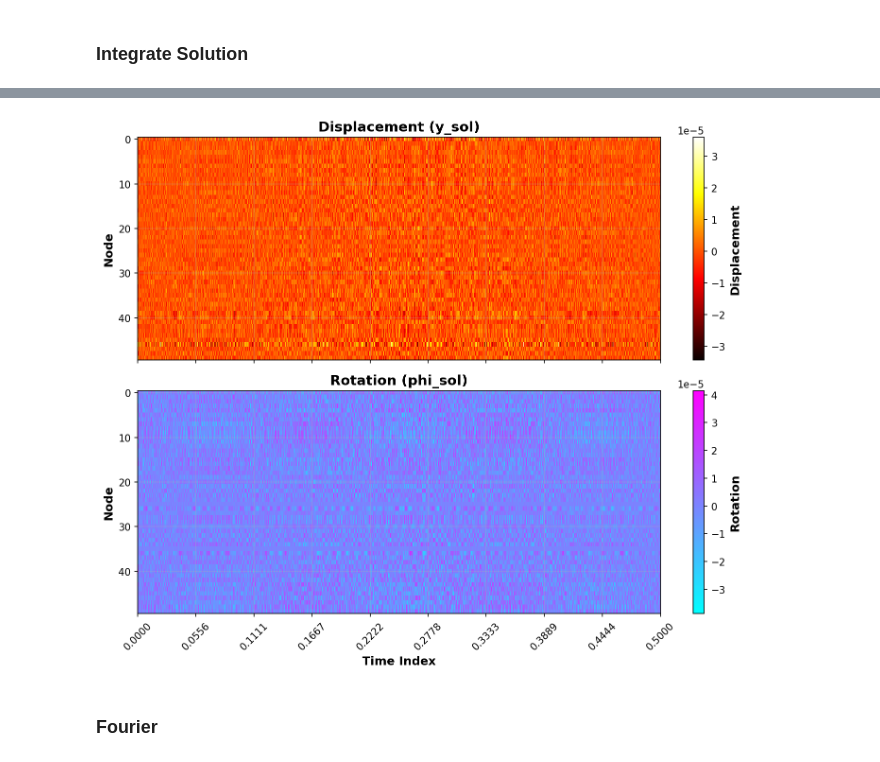
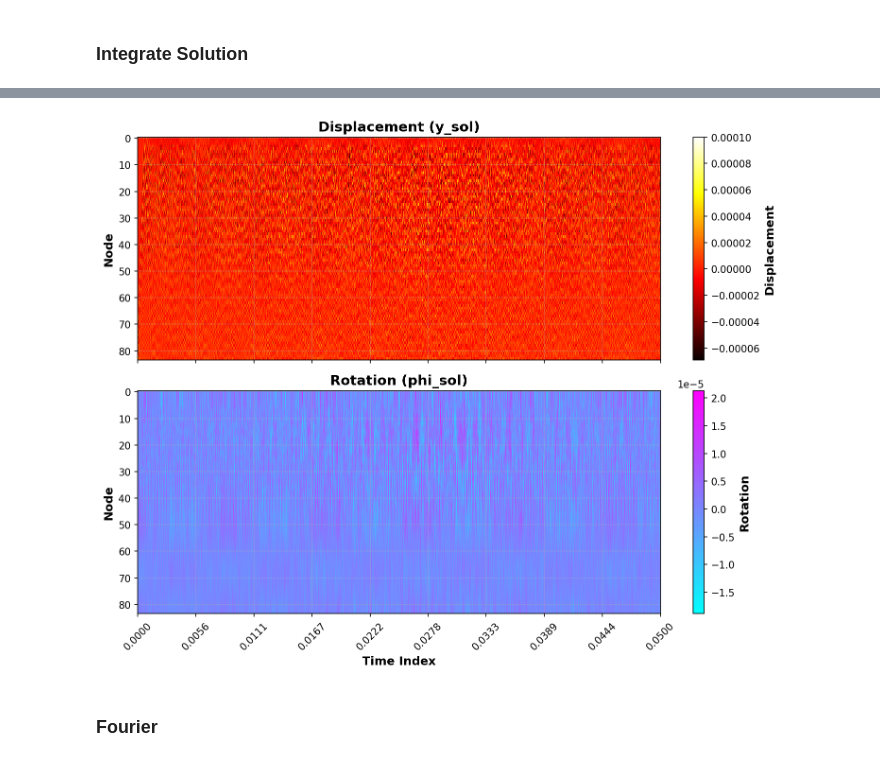
Before and after one commit to navawolfish/bat-ball-collision-model, a Jupyter notebook: do_integration.ipynb, the cells around one changed output, grey strips where cells are left out. Saved outputs shown, nothing was run; the diff lists cells and outputs as text; code cells hidden in the pictures.

```diff
--- a/do_integration.ipynb
+++ b/do_integration.ipynb
@@ -167,7 +161,7 @@ y0[impact_idx] = 0.0001 #in m
 psi0 = np.concatenate((y0, Phi0, dy0, dPhi0))
 #initialize system for standard bat
 standard_bat.set_initial_conditions(psi0)
-standard_bat.get_H_matrix('data/H_matrix_Alan.csv')
+standard_bat.H = load_H_matrix('data/H_matrix_navaNEW.csv')
 
 #initialize system for torpedo bat (build its own initial conditions using torpedo_bat.N)
 y0_t = np.zeros(torpedo_bat.N)
@@ -178,7 +172,7 @@ y0_t[impact_idx] = 0.0001 #in m
 
 psi0_t = np.concatenate((y0_t, Phi0_t, dy0_t, dPhi0_t))
 torpedo_bat.set_initial_conditions(psi0_t)
-torpedo_bat.get_H_matrix('data/H_matrix_torpedo.csv')
+torpedo_bat.get_H_matrix()
 
 #4th order yoshida
 # %%
@@ -313,16 +247,0 @@ Mode 80 has nodes at : [ 2 10 17 24 32 39 47 56 64 73 81]
-# %%
-# shapes of the modes
-ls = ['-', ':', '-.', '--', '--'] * 2
-fig, axs = plt.subplots(num_modes, sharex=True, figsize=(10, 20))
-for i in range(num_modes):
-    axs[i].plot(standard_bat.zs, evecs[:, i].real[:standard_bat.N], label=f'Mode {i}', color=colors[i], linestyle = ls[i])
-    axs[i].scatter(standard_bat.zs[nodes[i]], evecs[nodes[i], i].real,  s=50, marker='x', color = 'r', zorder = 20, label='Nodes')
-    for node in nodes[i]:
-        axs[i].text(standard_bat.zs[node], evecs[node, i].real, f'Node {node+1}', color='r', fontsize=10, ha='right', va='bottom', bbox =dict(facecolor='white', edgecolor='none', pad=2),)
-    axs[i].legend(loc = 'lower right')
-    axs[i].set_title(f'Mode {i} (f = {omega[i]:.2f} Hz)', fontweight='bold', fontsize=12)
-axs[-1].set_xlabel('Position Along Bat (m)')
-axs[2].set_ylabel('Vibrational Amplitude')
-
-fig.suptitle('Mode Shapes of the Bat', fontweight = 'bold', fontsize = 16, y = 0.92)
-plt.show()
@@ -402,7 +247,0 @@ New eigenvalues after filtering: [  1615.76879411   1881.70962267   2146.0603026
-# %%
-
-## integrate the system using the filtered H matrix
-stability = True
-if stability:
-    standard_bat.H = H_filtered
-    standard_bat.set_initial_conditions(psi0_new)
@@ -431,27 +277,27 @@ sol
 # %%
 fig, axs = plt.subplots(2, 1, figsize=(10, 8), sharex=True)
 # y_sol subplot
-im0 = axs[0].imshow(standard_bat.y_sol[:50], cmap='hot', interpolation='nearest', aspect='auto')
+im0 = axs[0].imshow(standard_bat.y_sol, cmap='hot', interpolation='nearest', aspect='auto')
 axs[0].set_ylabel('Node')
 axs[0].set_title('Displacement (y_sol)')
 plt.colorbar(im0, ax=axs[0], label='Displacement')
 # phi_sol subplot
-im1 = axs[1].imshow(standard_bat.phi_sol[:50], cmap='cool', interpolation='nearest', aspect='auto')
+im1 = axs[1].imshow(standard_bat.phi_sol, cmap='cool', interpolation='nearest', aspect='auto')
 axs[1].set_xlabel('Time Index')
 axs[1].set_ylabel('Node')
 axs[1].set_title('Rotation (phi_sol)')
 plt.colorbar(im1, ax=axs[1], label='Rotation')
 # Set x-ticks to correspond to time points in standard_bat.t
 num_ticks = 10
 if hasattr(standard_bat, 't') and len(standard_bat.t) > 1:
     xtick_locs = np.linspace(0, len(standard_bat.t)-1, num_ticks, dtype=int)
     xtick_labels = [f"{standard_bat.t[i]:.4f}" for i in xtick_locs]
     axs[1].set_xticks(xtick_locs)
     axs[1].set_xticklabels(xtick_labels, rotation=45)
 plt.tight_layout()
 plt.show()
 # %% [output]
-[figure, old version]
+[figure, new version]
 # %% [markdown]
 ### Fourier
 # %% [markdown]
```
Also changed, not shown: parts of 36 cells of this notebook, 30 other files.
